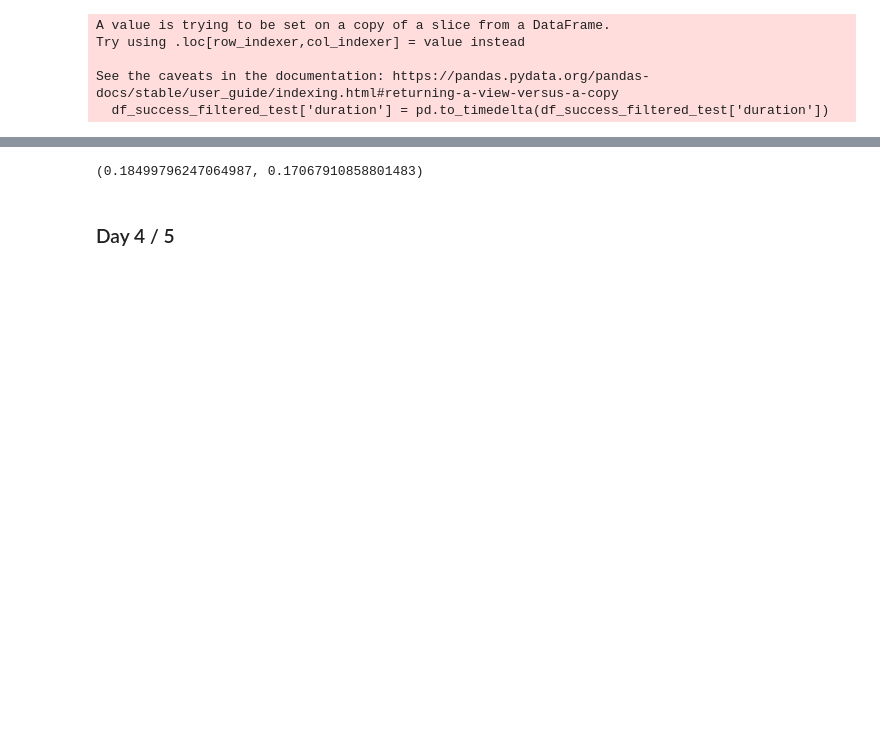
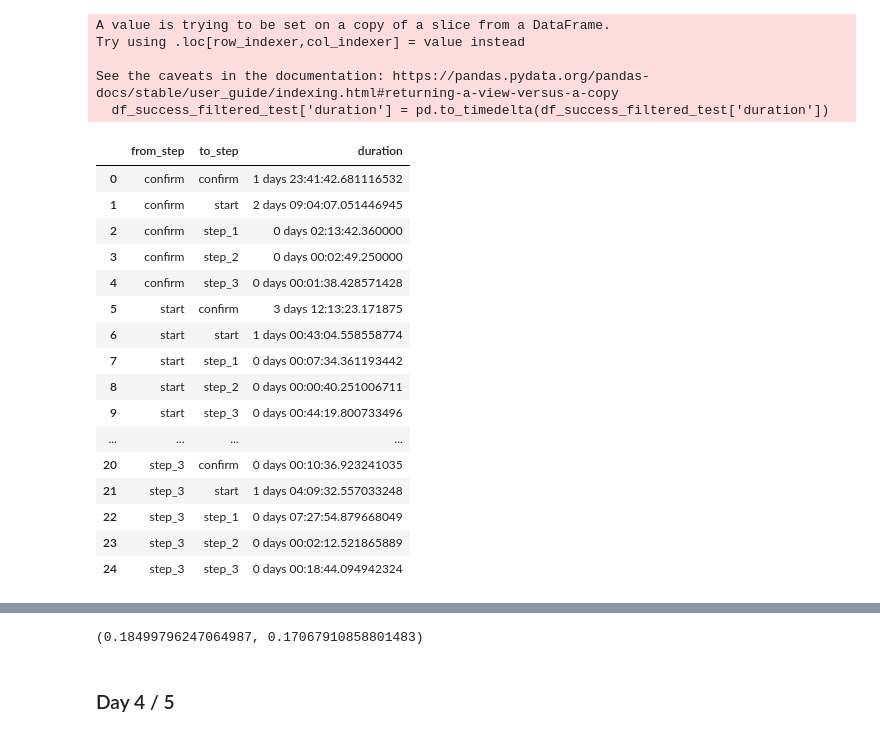
Before and after one commit to JorgeMMLRodrigues/vanguard_project, a Jupyter notebook: Main.ipynb, the cells around one changed output, grey strips where cells are left out. Drawn from its saved outputs; the diff is of its cells as text; code cells hidden in the pictures; blank space fills up the shorter version.

```diff
--- a/Main.ipynb
+++ b/Main.ipynb
@@ -1178,5 +1200,25 @@ df_transition_times_test['duration'] = pd.to_timedelta(
 )
 # %%
 df_transition_times_avg_duration_test = df_transition_times_test.groupby(['from_step', 'to_step'], as_index=False)['duration'].mean()
+# %%
+df_transition_times_avg_duration_test
+# %% [output]
+|  | from_step | to_step | duration |
+| 0 | confirm | confirm | 1 days 23:41:42.681116532 |
+| 1 | confirm | start | 2 days 09:04:07.051446945 |
+| 2 | confirm | step_1 | 0 days 02:13:42.360000 |
+| 3 | confirm | step_2 | 0 days 00:02:49.250000 |
+| 4 | confirm | step_3 | 0 days 00:01:38.428571428 |
+| 5 | start | confirm | 3 days 12:13:23.171875 |
+| 6 | start | start | 1 days 00:43:04.558558774 |
+| 7 | start | step_1 | 0 days 00:07:34.361193442 |
+| 8 | start | step_2 | 0 days 00:00:40.251006711 |
+| 9 | start | step_3 | 0 days 00:44:19.800733496 |
+| ... | ... | ... | ... |
+| 20 | step_3 | confirm | 0 days 00:10:36.923241035 |
+| 21 | step_3 | start | 1 days 04:09:32.557033248 |
+| 22 | step_3 | step_1 | 0 days 07:27:54.879668049 |
+| 23 | step_3 | step_2 | 0 days 00:02:12.521865889 |
+| 24 | step_3 | step_3 | 0 days 00:18:44.094942324 |
 # %%
 df_success_filtered_all_test = df_final_web_data_pt_2[df_final_web_data_pt_2['client_id'].isin(client_success_test)]
```
Also changed, not shown: parts of 20 cells of this notebook.
